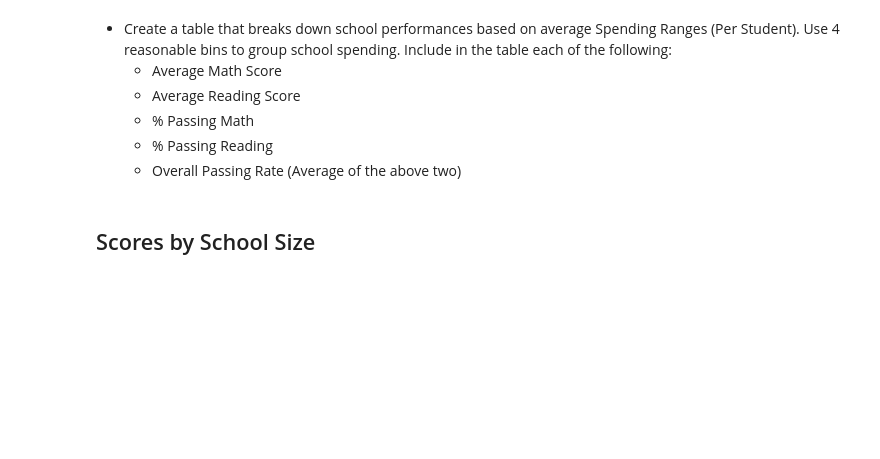
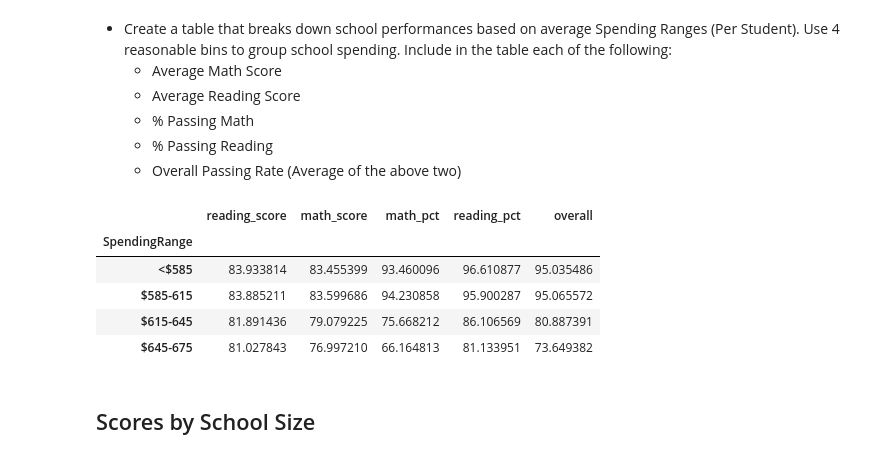
Before and after one commit to nvanlangen/pandas-challenge, a Jupyter notebook: PyCitySchools/PyCitySchools_NVL.ipynb, the cells around one changed output. Drawn from its saved outputs; the diff is of its cells as text; code cells hidden in the pictures; blank space fills up the shorter version.

```diff
--- a/PyCitySchools/PyCitySchools_NVL.ipynb
+++ b/PyCitySchools/PyCitySchools_NVL.ipynb
@@ -217,6 +315,21 @@ school_summary_data2.sort_values("overall")
 # Sample bins. Feel free to create your own bins.
 spending_bins = [0, 585, 615, 645, 675]
 group_names = ["<$585", "$585-615", "$615-645", "$645-675"]
+# %%
+scores_by_budget = school_summary_data2.copy()
+scores_by_budget["SpendingRange"]=pd.cut(school_summary_data2["BudgetPerStudent"],spending_bins,labels=group_names,include_lowest=True)
+
+scores_by_budget2 = scores_by_budget.groupby("SpendingRange").mean()
+
+scores_by_budget2 = scores_by_budget2.drop(["math_passed","reading_passed","School ID","size","budget","BudgetPerStudent"],axis=1)
+scores_by_budget2
+# %% [output]
+|  | reading_score | math_score | math_pct | reading_pct | overall |
+| SpendingRange |  |  |  |  |  |
+| <$585 | 83.933814 | 83.455399 | 93.460096 | 96.610877 | 95.035486 |
+| $585-615 | 83.885211 | 83.599686 | 94.230858 | 95.900287 | 95.065572 |
+| $615-645 | 81.891436 | 79.079225 | 75.668212 | 86.106569 | 80.887391 |
+| $645-675 | 81.027843 | 76.997210 | 66.164813 | 81.133951 | 73.649382 |
 # %% [markdown]
 ## Scores by School Size
 # %% [markdown]
```
Also changed, not shown: parts of 5 cells of this notebook.
